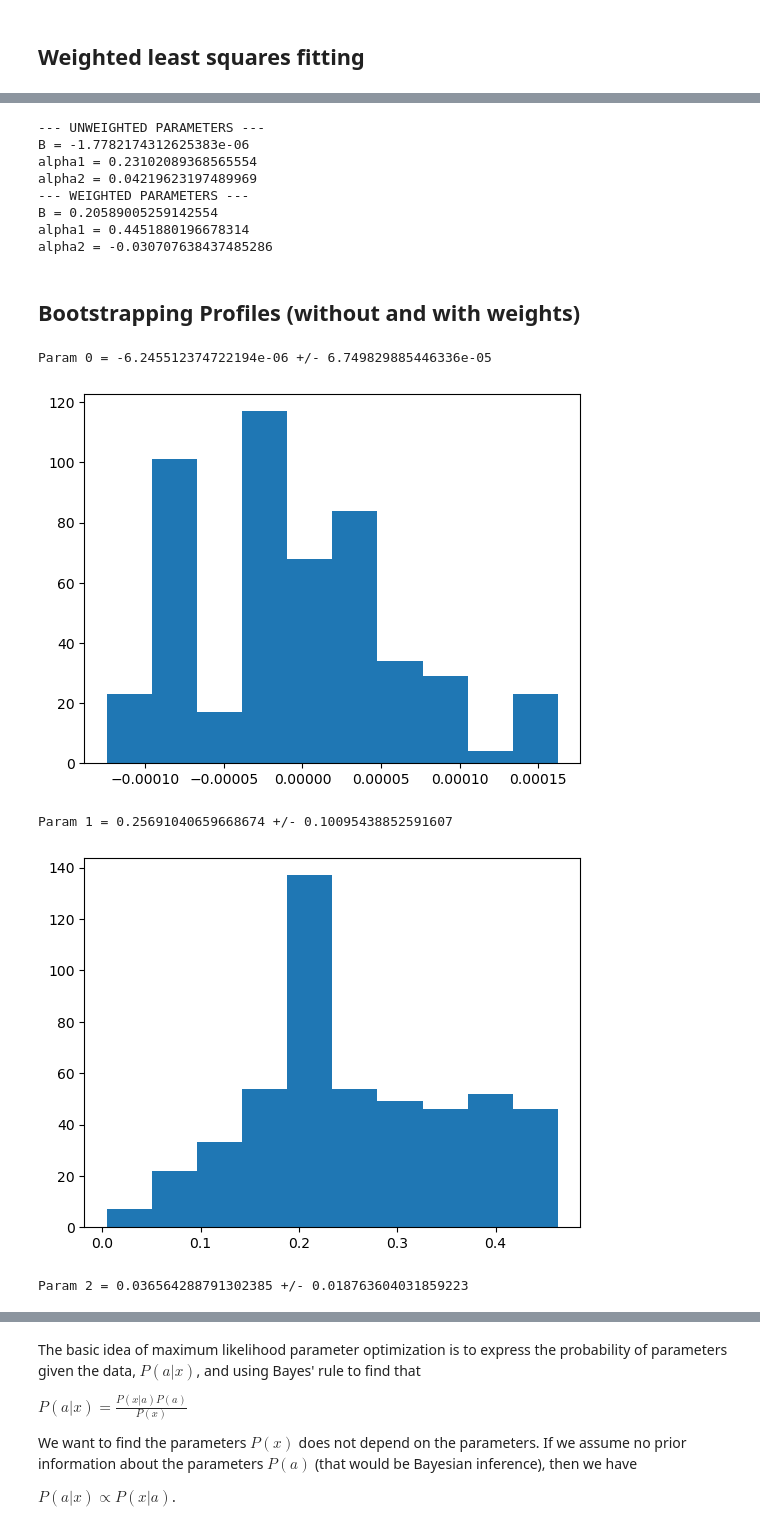
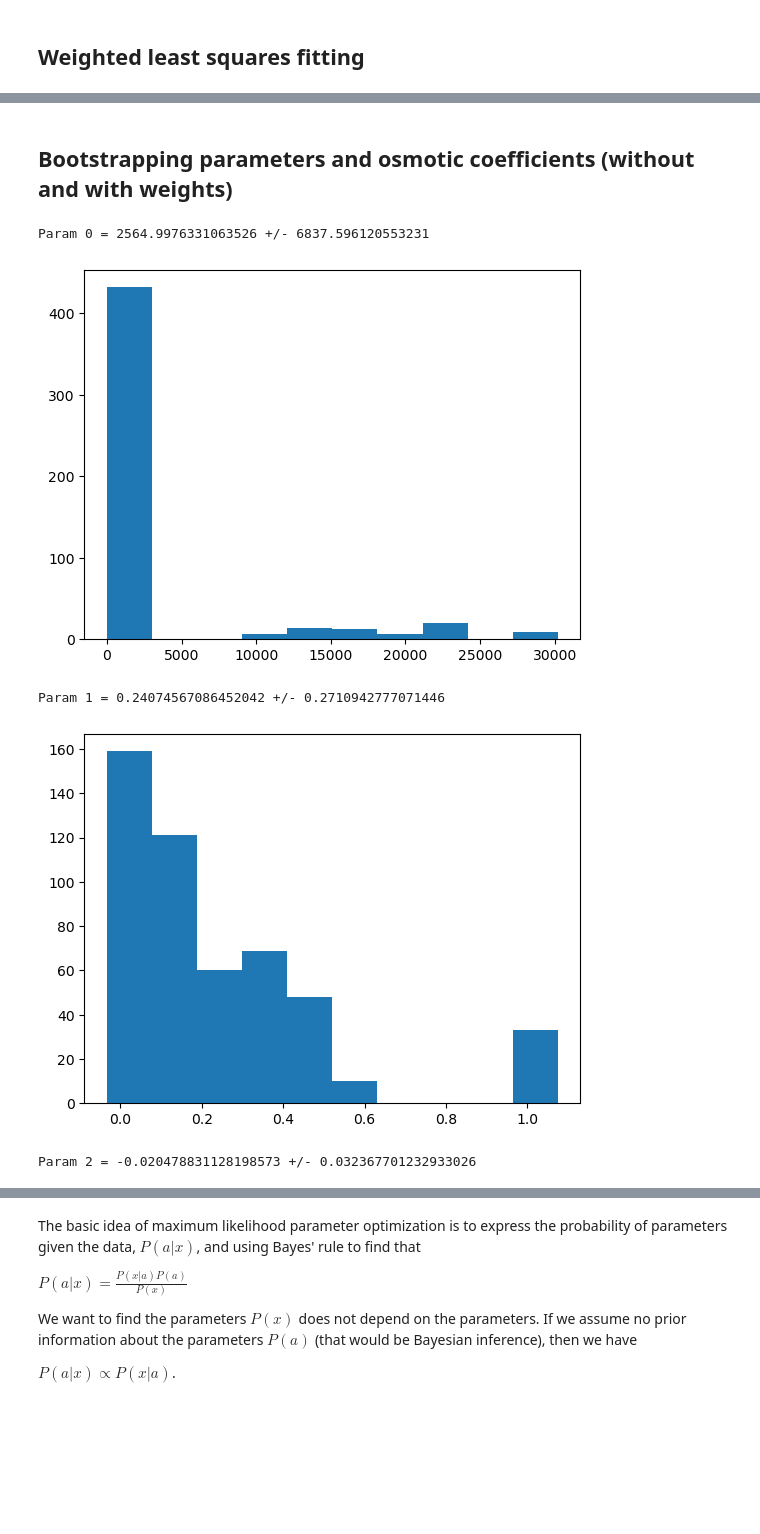
Before and after one commit to barmoral/osmotic_calculations, a Jupyter notebook: HarmonicPotential_analysis/harmonic_maxlikelihood_analysis.ipynb, the cells around one changed output, grey strips where cells are left out. Saved outputs shown, nothing was run; the diff lists cells and outputs as text; code cells hidden in the pictures; blank space fills up the shorter version.

```diff
--- a/HarmonicPotential_analysis/harmonic_maxlikelihood_analysis.ipynb
+++ b/HarmonicPotential_analysis/harmonic_maxlikelihood_analysis.ipynb
@@ -89,7 +88,7 @@ def get_ion_array(u,ions):
     for ts in u.trajectory:
         ions_z = ions.positions[:,2]
         ion_array.append(ions_z)
-    ionz = np.abs(np.array(ion_array)-72)/10  # rescale the data, setting the half of the length of the box to zero
+    ionz = np.abs(np.array(ion_array) - (N_bins/2))/10  # rescale the data, setting the half of the length of the box to zero
     zvals=ionz.flatten()
     return zvals
 # %%
@@ -97,7 +96,7 @@ zvals = []
 concentration_profiles = []
 z = []
 
-# Loop through replicates to get ion coordinates
+# Loop through 4 replicates to get ion coordinates in each.
 for i in range(4):
     zvals_i = get_ion_array(us[i], ions[i])
     zvals.append(zvals_i)
@@ -105,12 +104,12 @@ for i in range(4):
     # Calculate histogram to get concentration profiles
     concs, bins, _ = plt.hist(
         zvals_i,
-        bins=144,
+        bins=N_bins,
         weights=np.full_like(zvals_i, N_i / zvals_i.size),
         histtype='step'
     )
     concentration_profiles.append(concs)
-    z.append(bins[1:])  # Exclude the first bin edge for z-coordinates
+    z.append(0.5*(bins[1:]+bins[:-1])) # find center of each bin
 
     plt.xlabel('Z Coordinate (nm)')
     plt.ylabel('Concentration (mol/L)')
@@ -122,6 +121,6 @@ z = np.array(z)
 # Calculate the mean of replicates for z coordinates
 z_mean = np.mean(z, axis=0)
 
-# Compile all ion arrays into one for use in maximum likelihood approximation
+# Compile all ion arrays into one for use in maximum likelihood approximation later.
 zvals_all=np.array(zvals).flatten()
 # %% [output]
@@ -133,8 +130,12 @@ concs[1]
 # %%
-for i,c in enumerate(concentration_profiles):
+for c in concentration_profiles:
     N_s = L_x * L_y * simpson(y=c, x=z_mean)
-    print('%i'% N_s)  # compare to number of ions used (3m used 217)
+    c /= (N_s/N_i)
 
-# compare to number of ions used
-print(f'Number of ions used: {N_i}')
+# verify normalization worked.
+for c in concentration_profiles:
+    N_s = L_x * L_y * simpson(y=c, x=z_mean)
+    print('%.1f'% N_s)  # compare to number of ions used (3m used 217)
+
+print(f'Number of ions used: {N_i}. Yep, checks out!')
 # %% [output]
@@ -242,21 +264,2 @@ Compare the distribution of the parameters with the fit!
-# %%
-print('--- UNWEIGHTED PARAMETERS ---')
-print("B =", result_unweighted.x[0])
-print("alpha1 =", result_unweighted.x[1])
-print("alpha2 =", result_unweighted.x[2])
-
-print('--- WEIGHTED PARAMETERS ---')
-print("B =", result_weighted.x[0])
-print("alpha1 =", result_weighted.x[1])
-print("alpha2 =", result_weighted.x[2])
-# %% [output]
---- UNWEIGHTED PARAMETERS ---
-B = -1.7782174312625383e-06
-alpha1 = 0.23102089368565554
-alpha2 = 0.04219623197489969
---- WEIGHTED PARAMETERS ---
-B = 0.20589005259142554
-alpha1 = 0.4451880196678314
-alpha2 = -0.030707638437485286
 # %% [markdown]
-## Bootstrapping Profiles (without and with weights)
+## Bootstrapping parameters and osmotic coefficients (without and with weights)
@@ -265,7 +266,9 @@ trialp = [4, 0.1,0.0]
 # %%
-# Function to perform bootstrapping
+trialp = [4, 0.1,0.0]
+# Function to perform bootstrapping over 4 profiles.
 def bootstrap_profiles(profiles, n_samples, res_func):
-    bootstrap_params = []
+    b_params = []
+    b_profiles = []
     n_profiles = len(profiles)
     for _ in range(n_samples):
         # Resample with replacement
@@ -276,27 +279,27 @@ def bootstrap_profiles(profiles, n_samples, res_func):
         c_fit = mean_profile[mean_profile != 0]
         y_values = -(0.5 * k * z_fit ** 2) * 1000 / (R * T)
         result = least_squares(res_func, trialp, args=(c_fit, y_values))
-        bootstrap_params.append(result.x)
-
-    return np.array(bootstrap_params) # list
+        b_params.append(result.x)
+        b_profiles.append(c_fit)
+    return np.array(b_profiles), np.array(b_params) # concentrations, and list of parameters
 # %%
 # Perform bootstrapping with unweighted fit
-bootstrap_params_unweighted = bootstrap_profiles(profiles=concentration_profiles, n_samples=500, res_func=residuals)
+bootstrap_profiles_unweighted, bootstrap_params_unweighted = bootstrap_profiles(profiles=concentration_profiles, n_samples=500, res_func=residuals)
 uw_bs_params=[]
 for i in range(len(trialp)):
     pd = bootstrap_params_unweighted[:,i]
     std_param = np.std(pd)
     mean_param = np.mean(pd)  # it's actually more accurate to
                              # just use the single fits, but we don't
                              # necessarily know the name of that results structure
                              # when we are at this point in the code, use the mean for now
     uw_bs_params.append(mean_param)
     print(f"Param {i} = {mean_param} +/- {std_param}")
     plt.hist(pd)
     plt.show()
 # %% [output]
-Param 0 = -6.245512374722194e-06 +/- 6.749829885446336e-05
+Param 0 = 2564.9976331063526 +/- 6837.596120553231
-[figure, old version]
+[figure, new version]
-Param 1 = 0.25691040659668674 +/- 0.10095438852591607
+Param 1 = 0.24074567086452042 +/- 0.2710942777071446
-[figure, old version]
+[figure, new version]
-Param 2 = 0.036564288791302385 +/- 0.018763604031859223
+Param 2 = -0.020478831128198573 +/- 0.032367701232933026
```
Also changed, not shown: parts of 57 cells of this notebook.
